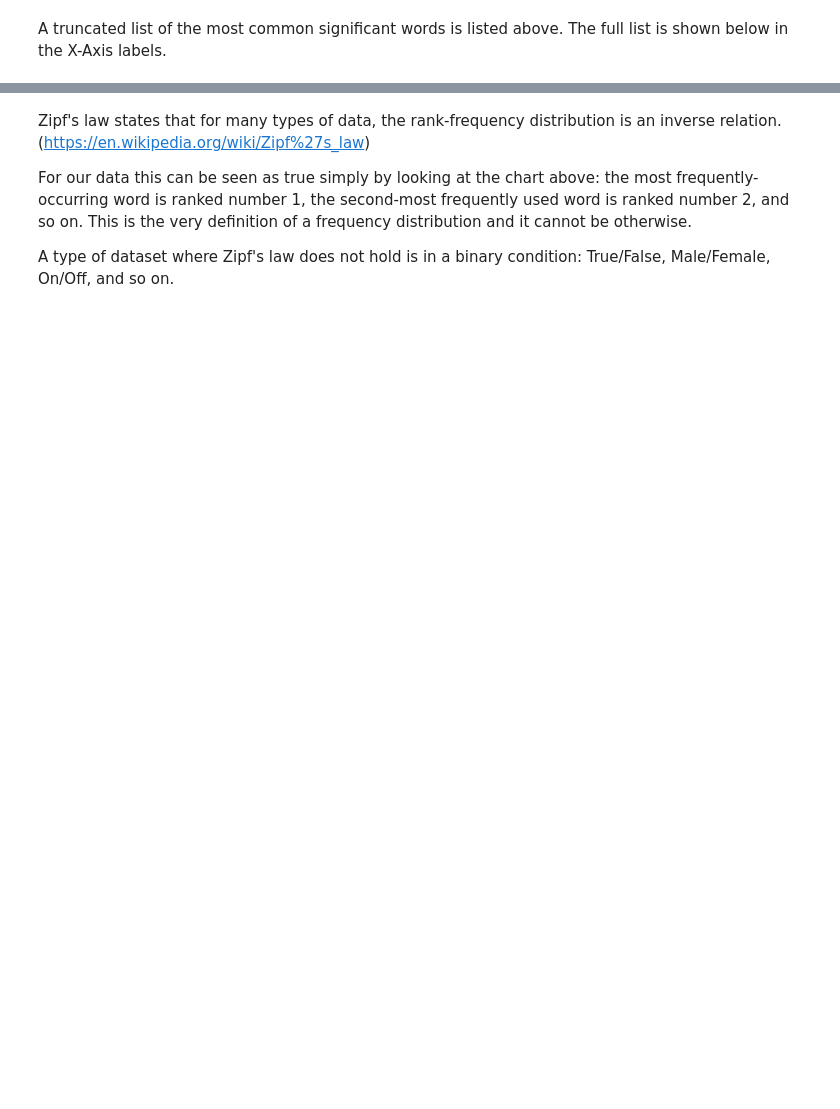
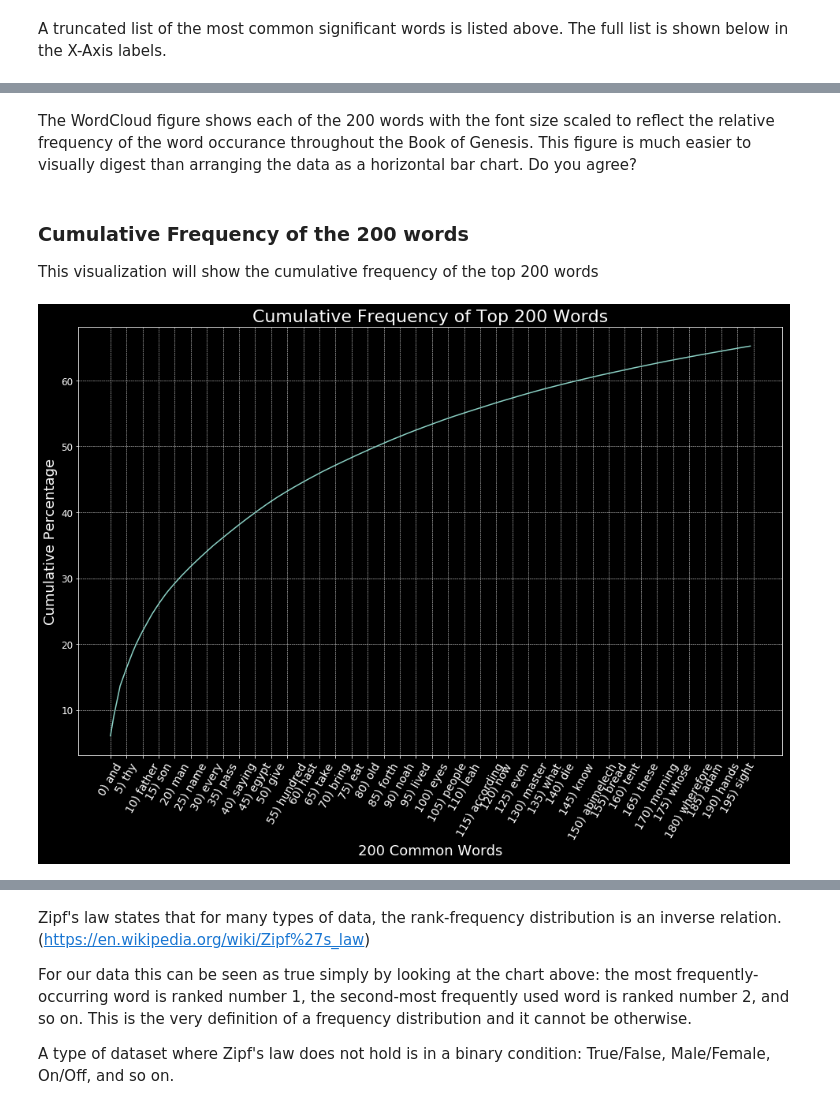
Before and after one commit to LovinSpoonful/DATA620_Week8, a Jupyter notebook: Week8.ipynb, the cells around one changed output, grey strips where cells are left out. Drawn from its saved outputs; the diff is of its cells as text; code cells hidden in the pictures; blank space fills up the shorter version.

```diff
--- a/Week8.ipynb
+++ b/Week8.ipynb
@@ -108,0 +171,18 @@ A truncated list of the most common significant words is listed above. The full
+# %% [markdown]
+The WordCloud figure shows each of the 200 words with the font size scaled to reflect the relative frequency of the word occurance throughout the Book of Genesis. This figure is much easier to visually digest than arranging the data as a horizontal bar chart. Do you agree?
+# %% [markdown]
+### Cumulative Frequency of the 200 words
+
+This visualization will show the cumulative frequency of the top 200 words
+# %%
+plt.figure(figsize=(16, 10))
+plt.title('Cumulative Frequency of Top 200 Words', fontsize=22)
+plt.xlabel('200 Common Words', fontsize=18)
+plt.ylabel('Cumulative Percentage', fontsize=18)
+plt.plot(fdist200['csum'])
+plt.yticks(fontsize=12)
+plt.xticks(ticks = xticksint, labels = xaxislabels, fontsize=14, rotation=60)
+plt.grid(linestyle = '--', linewidth = 0.5)
+plt.show()
+# %% [output]
+[figure, added]
```
Also changed, not shown: parts of 24 cells of this notebook.
